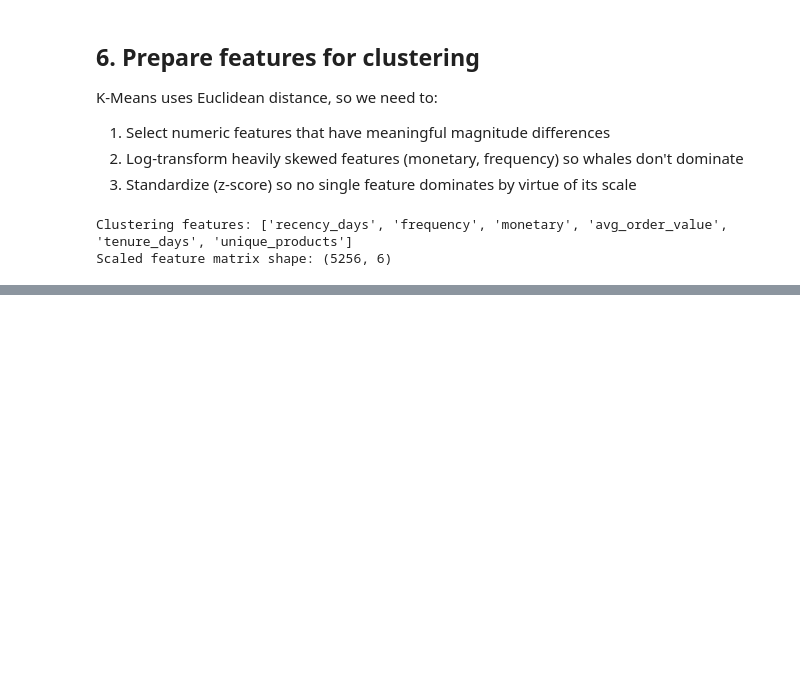
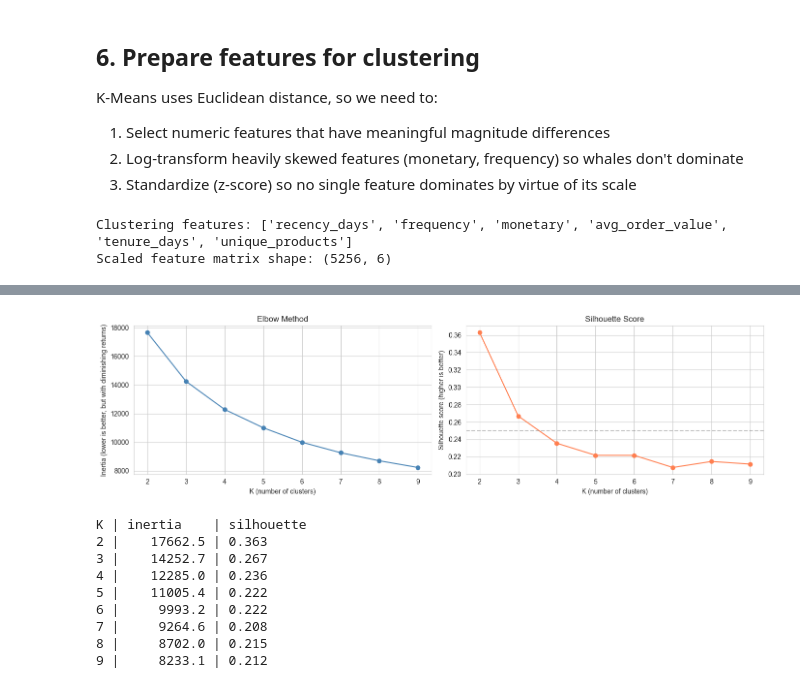
Before and after one commit to JomarHAN/ML-UCI-Online-Retail-II, a Jupyter notebook: notebooks/04_segmentation.ipynb, the cells around one changed output, grey strips where cells are left out. Cells and saved outputs as stored; diff of their text form; code cells hidden in the pictures; blank space fills up the shorter version.

Commit message:
7. Choose K - Elbow method + silhouette score

```diff
--- a/notebooks/04_segmentation.ipynb
+++ b/notebooks/04_segmentation.ipynb
@@ -303,0 +312,43 @@ Scaled feature matrix shape: (5256, 6)
+# %%
+K_range = range(2,10)
+inertias = []
+silhouettes = []
+
+for k in K_range:
+    km = KMeans(n_clusters=k, random_state=42, n_init=10)
+    labels = km.fit_predict(X_scaled)
+    inertias.append(km.inertia_)
+    # Silhouette is slow on large data - use a 2000-row sample
+    sample_idx = np.random.RandomState(42).choice(len(X_scaled), 2000, replace=False)
+    silhouettes.append(silhouette_score(X_scaled[sample_idx], labels[sample_idx]))
+
+fig, (ax1, ax2) = plt.subplots(1, 2, figsize=(14, 4))
+ax1.plot(list(K_range), inertias, 'o-', color='steelblue')
+ax1.set_xlabel('K (number of clusters)')
+ax1.set_ylabel('Inertia (lower is better, but with diminishing returns)')
+ax1.set_title('Elbow Method')
+
+ax2.plot(list(K_range), silhouettes, 'o-', color='coral')
+ax2.set_xlabel('K (number of clusters)')
+ax2.set_ylabel('Silhouette score (higher is better)')
+ax2.set_title('Silhouette Score')
+ax2.axhline(0.25, color='gray', linestyle='--', alpha=0.5)
+
+plt.tight_layout()
+plt.show()
+
+# Print numeric values for easier reading
+print(f'K | inertia    | silhouette')
+for k, i, s in zip(K_range, inertias, silhouettes):
+    print(f'{k} | {i:>10.1f} | {s:.3f}')
+# %% [output]
+[figure, added]
+K | inertia    | silhouette
+2 |    17662.5 | 0.363
+3 |    14252.7 | 0.267
+4 |    12285.0 | 0.236
+5 |    11005.4 | 0.222
+6 |     9993.2 | 0.222
+7 |     9264.6 | 0.208
+8 |     8702.0 | 0.215
+9 |     8233.1 | 0.212
```
Also changed, not shown: parts of 1 cell of this notebook.
